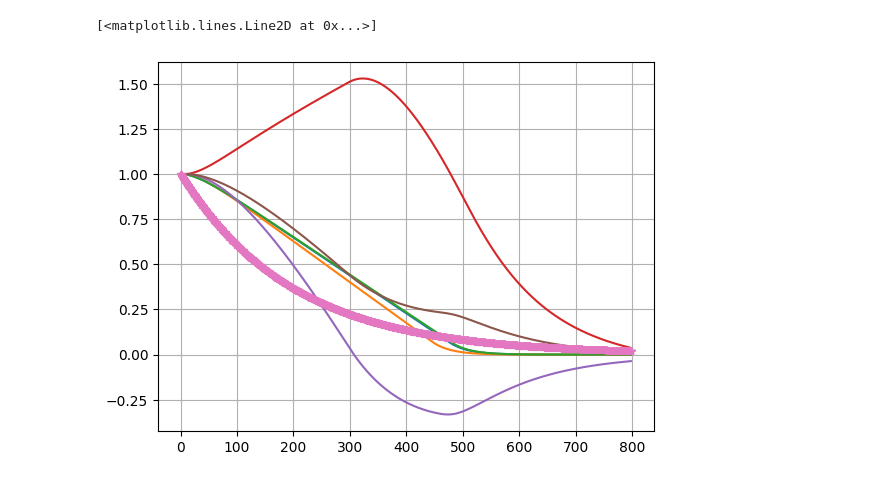
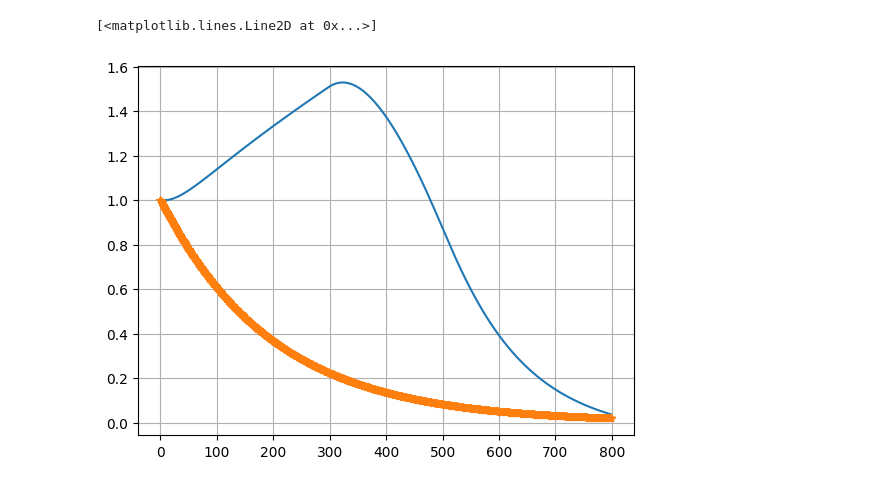
Before and after one commit to qiuruiyu/cleanrl, a Jupyter notebook: asu_test.ipynb, the cells around one changed output. Cells and saved outputs as stored; diff of their text form; code cells hidden in the pictures.

```diff
--- a/asu_test.ipynb
+++ b/asu_test.ipynb
@@ -7,10 +7,13 @@ import scipy.io as sio
 usim = sio.loadmat('/Users/joseph/Downloads/usim.mat')['usim']
 ysim = sio.loadmat('/Users/joseph/Downloads/ysim.mat')['ysim']
 dusim = usim[1:, :] - usim[:-1, :]
+dusim /= (np.array([6, 4e-3, 1e-2, 2e-3]) * 2)
 # %%
 y = []
 u = []
 reward = 0
+
+s = []
 
 env = ASUEnv(
         {
@@ -25,6 +28,7 @@ print(next_state.shape)
 while env.num_step < 799:
     du = dusim[env.num_step, :].copy()
     # add data
+    s.append(next_state[:, -1])
     y.append(next_state[:7, -1])
     u.append(next_state[7:, -1])
     next_state, r, _, truncated, _ = env.step(du)
@@ -34,4 +38,7 @@ while env.num_step < 799:
 
 y = np.array(y)
 u = np.array(u)
+s = np.array(s)
+
+reward
 # %% [output]
@@ -43,10 +52,10 @@ reward
 # %%
-plt.plot(y[:, :6])
+plt.plot(y[:, 3])
 plt.grid()
 
 x = np.linspace(0, 800, 800)
 ye = np.exp(-x/200)
 plt.plot(ye, '--*')
 # %% [output]
 [<matplotlib.lines.Line2D at 0x...>]
-[figure, old version]
+[figure, new version]
```
Also changed, not shown: parts of 3 cells of this notebook, 7 other files.
